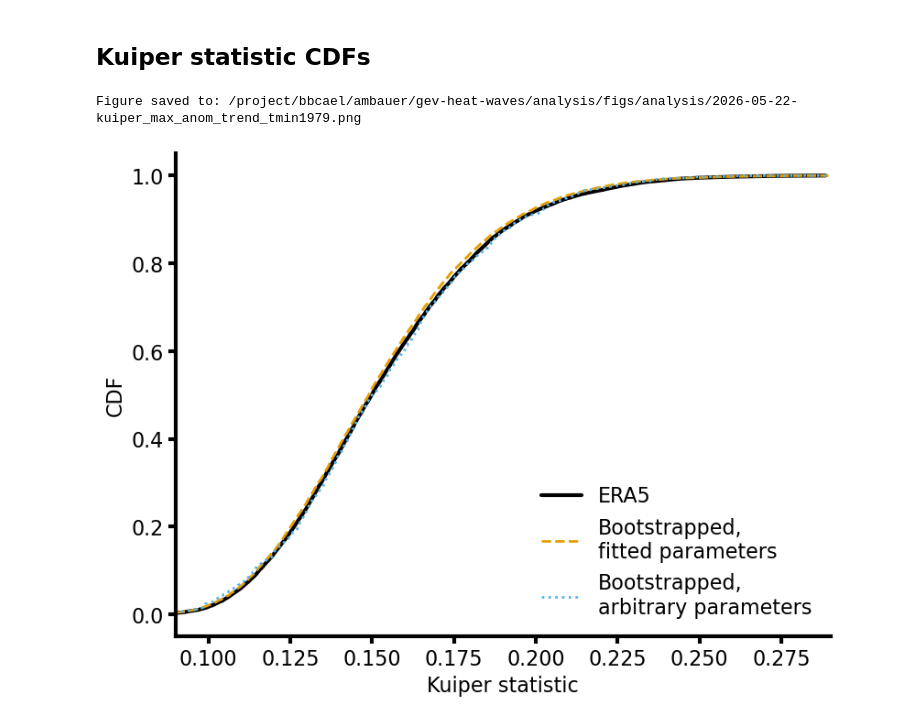
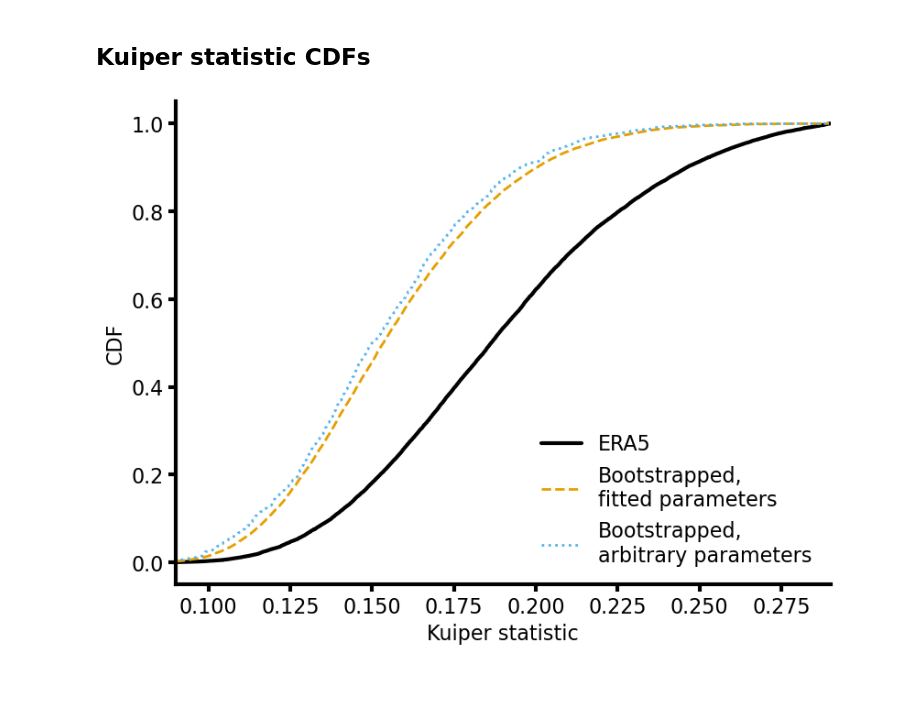
Before and after one commit to adam-bauer-34/gev-heat-waves, a Jupyter notebook: analysis/notebooks/kuiper_statistics.ipynb, the cells around one changed output. Cells and saved outputs as stored; diff of their text form; code cells hidden in the pictures; blank space fills up the shorter version.

```diff
--- a/analysis/notebooks/kuiper_statistics.ipynb
+++ b/analysis/notebooks/kuiper_statistics.ipynb
@@ -24,17 +24,17 @@ plt.rcParams.update(presets)
 # set random attributes
 np.random.seed(4)
 
-save_figs = True
+save_figs = False
 # %%
-data_type = 'trend'
+data_type = 'annmean'
 tmin = 1979
 ex_type = 'max'
-fit = 'stat'
+fit = 'stat_gumbel'
 # %%
 if data_type != 'raw':
     anom_type = f'anom_{data_type}'
 else:
     anom_type = data_type
 # %%
-ds_max = xr.open_dataset(DATA_ROOT / 'ERA5' / 'gev' / f'era5_t2m_annual_{ex_type}_1deg_landonly_gev_{fit}_TMIN{tmin}_{data_type}_kuiper.nc', engine='netcdf4')
+ds_max = xr.open_dataset(DATA_ROOT / 'ERA5' / 'gev_debug' / f'era5_t2m_annual_{ex_type}_1deg_landonly_gev_{fit}_TMIN{tmin}_{data_type}_kuiper.nc', engine='netcdf4')
 ds_boot = xr.open_dataset(DATA_ROOT / 'stats' /f'bootstrapped_ks_{tmin}.nc', engine='netcdf4')
@@ -83,8 +106,7 @@ def plot_kuiper_max_min_ecdf(ds_max, ds_boot, k_type, k_min, k_max, xlim=False,
         print(f'Figure saved to: {make_figure_filename(*filename_args)}')
 # %%
 plot_kuiper_max_min_ecdf(ds_max, ds_boot, anom_type, k_min=0.09, k_max=0.29,
-                         xlim=True, filename_args=[f'kuiper_{ex_type}_{anom_type}_tmin{tmin}', FIGS_PATH, 'png'])
+                         xlim=True, filename_args=[f'kuiper_{fit}_{ex_type}_{anom_type}_tmin{tmin}_noblue', FIGS_PATH, 'png'])
 plt.show()
 # %% [output]
-Figure saved to: /project/bbcael/ambauer/gev-heat-waves/analysis/figs/analysis/2026-05-22-kuiper_max_anom_trend_tmin1979.png
-[figure, old version]
+[figure, new version]
```
Also changed, not shown: parts of 5 cells of this notebook, 14 other files.
